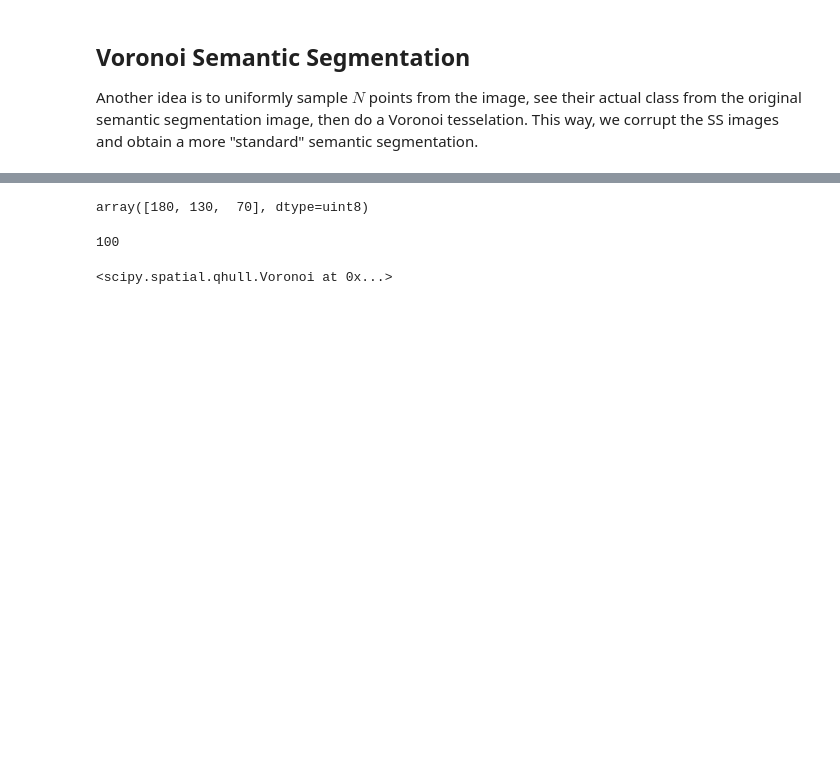
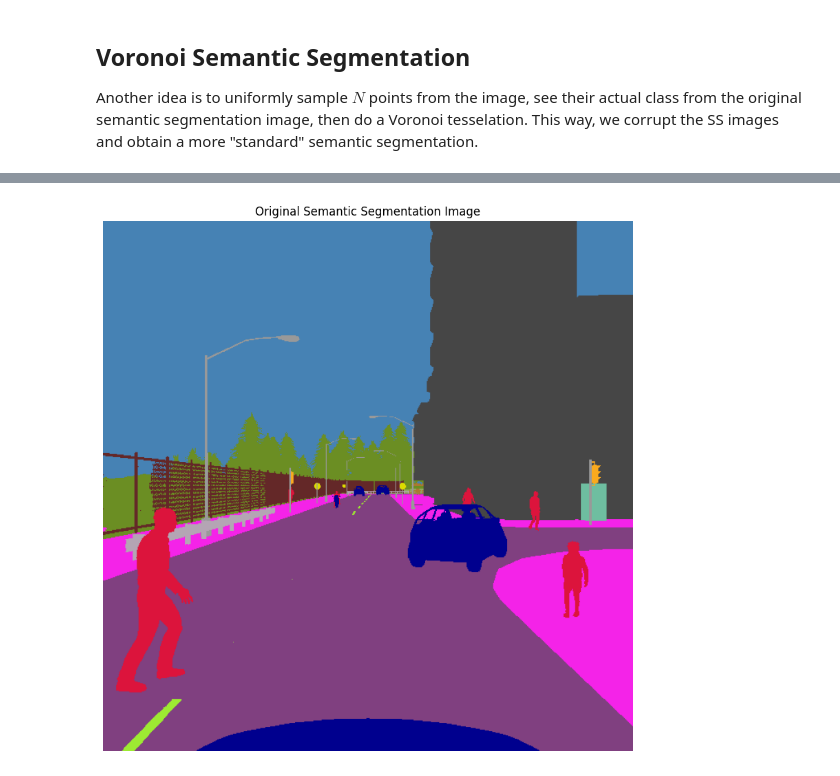
Before and after one commit to yixiao1/CILv2_multiview, a Jupyter notebook: 14_imperfect_ss.ipynb, the cells around one changed output, grey strips where cells are left out. Drawn from its saved outputs; the diff is of its cells as text; code cells hidden in the pictures; blank space fills up the shorter version.

```diff
--- a/14_imperfect_ss.ipynb
+++ b/14_imperfect_ss.ipynb
@@ -366,27 +271,8 @@ voronoi_segmentation = np.zeros_like(image)
-# %%
-image[0][0]
-# %% [output]
-array([180, 130,  70], dtype=uint8)
-# %%
-# Get class labels for each point
-labels = [image[p[1], p[0]] for p in points]
-
-len(labels)
-# %% [output]
-100
-# %%
-
-
-# Compute the Voronoi diagram for the points
-vor = Voronoi(points)
-
-# Create an empty canvas for the Voronoi segmentation
-voronoi_segmentation = np.zeros_like(image)
-
-# Iterate over Voronoi regions
-for region, label in zip(vor.regions, labels):
-    if not -1 in region:  # Ignore regions that extend beyond the diagram
-        polygon = [vor.vertices[i] for i in region]
-        cv2.fillPoly(voronoi_segmentation, np.array([polygon], dtype=np.int32), color=label)
-# %% [output]
-<scipy.spatial.qhull.Voronoi at 0x...>
+# %%
+import numpy as np
+import cv2
+from scipy.spatial import Voronoi, voronoi_plot_2d
+import matplotlib.pyplot as plt
+
+depth_paths = ['test_data/attention_t01_route00_clearnoon/depth_central000517.png']
+semantic_segmentation_paths = ['test_data/attention_t01_route00_clearnoon/ss_central000517.png']
@@ -392,0 +351,16 @@ for region, label in zip(vor.regions, labels):
+# %%
+# Test this with the semantic segmentation image
+s = cv2.imread(semantic_segmentation_paths[0], cv2.IMREAD_UNCHANGED)
+s = cv2.cvtColor(s, cv2.COLOR_BGR2RGB)
+
+# np.random.seed(42)
+# points = sample_points(s, 100)
+
+# Plot the points on top of the image
+plt.figure(figsize=(10, 10))
+plt.imshow(s)
+plt.axis('off')
+plt.title('Original Semantic Segmentation Image')
+plt.show()
+# %% [output]
+[figure, added]
```
Also changed, not shown: parts of 13 cells of this notebook, 8 other files.
